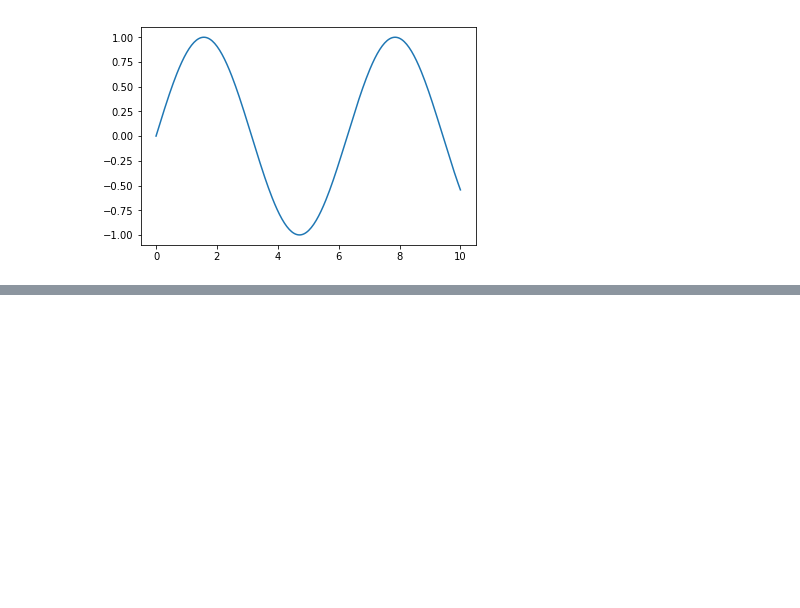
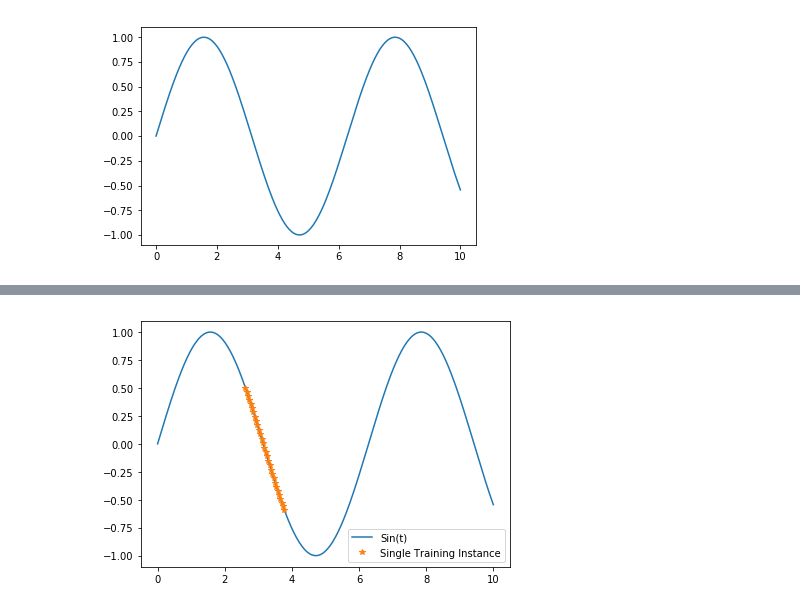
Before and after one commit to redhood95/Tensorflow-tutorial, a Jupyter notebook: RNN/RNN for time series data.ipynb, the cells around one changed output, grey strips where cells are left out. Drawn from its saved outputs; the diff is of its cells as text; code cells hidden in the pictures; blank space fills up the shorter version.

```diff
--- a/RNN/RNN for time series data.ipynb
+++ b/RNN/RNN for time series data.ipynb
@@ -53,0 +59,7 @@ ValueError: x and y must have same first dimension, but have shapes (30,) and (0
+# %%
+plt.plot(ts_data.x_data,ts_data.y_true,label='Sin(t)')
+plt.plot(ts.flatten()[1:],y2.flatten(),'*',label='Single Training Instance')
+plt.legend()
+plt.tight_layout()
+# %% [output]
+[figure, added]
```
Also changed, not shown: parts of 9 cells of this notebook.
